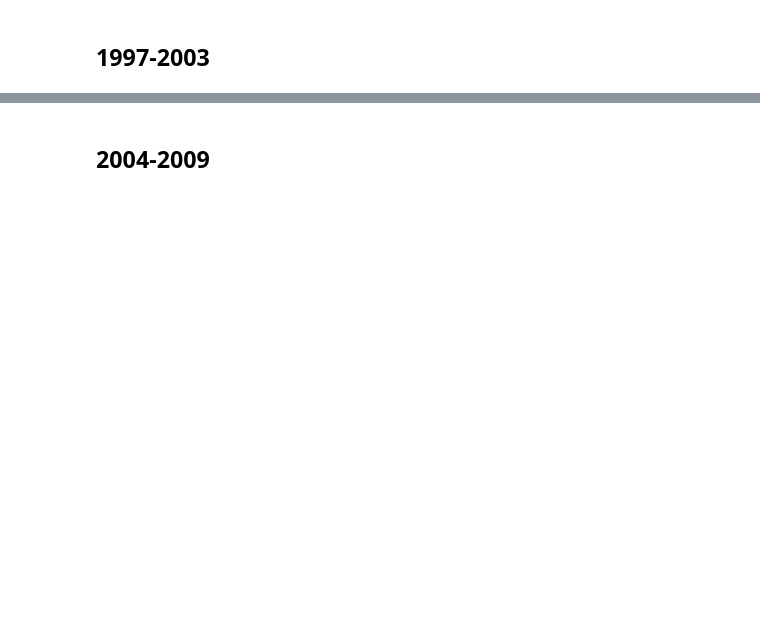
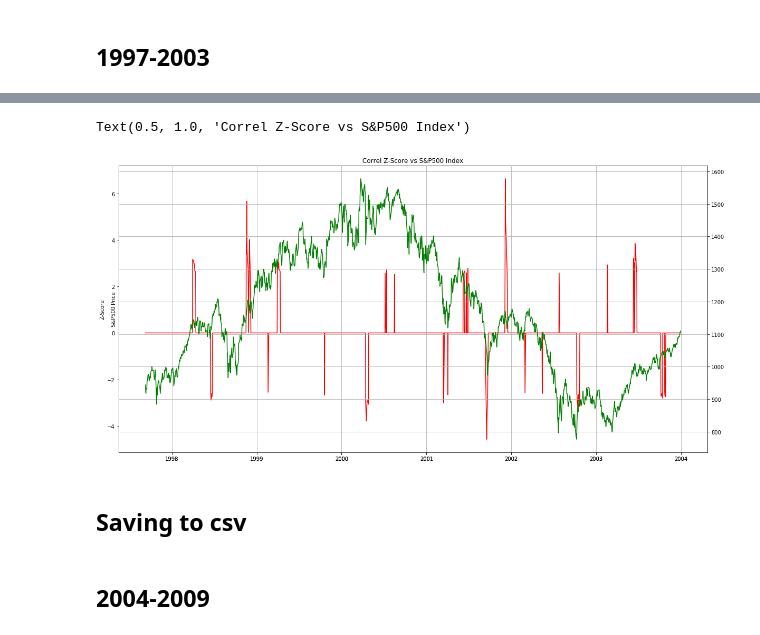
Before and after one commit to gfisherjr/Market_Movement_Indicators, a Jupyter notebook: starter_files/Ben/Ben - Market Movements.ipynb, the cells around one changed output, grey strips where cells are left out. Drawn from its saved outputs; the diff is of its cells as text; code cells hidden in the pictures; blank space fills up the shorter version.

```diff
--- a/starter_files/Ben/Ben - Market Movements.ipynb
+++ b/starter_files/Ben/Ben - Market Movements.ipynb
@@ -313,5 +376,6 @@ Final_Market_Data_df
 # %% [markdown]
 ## 1997-2003
 # %%
-ltcm_df = Final_Market_Data_df.loc[(Final_Market_Data_df['Date']>='1997-09-09') & (Final_Market_Data_df['Date']<='2003-12-31')]
+# Data Frame inputs
+ltcm_df = My_market_data_df.loc[(My_market_data_df['Date']>='1997-09-09') & (My_market_data_df['Date']<='2003-12-31')]
 ltcm_df
@@ -318,14 +396,19 @@ ltcm_df
 # %%
 fig1 = plt.figure(figsize = (20,10))
 
 ax3 = fig1.add_subplot(111)
-line3 = ax3.plot(ltcm_df['Date'],ltcm_df[str(Rolling_window)+ 'Z-Score'],'-r', label="Z-Score")
+line3 = ax3.plot(ltcm_df['Date'],ltcm_df['signal'],'-r', label="Z-Score")
 plt.ylabel("Z-Score")
 
 ax4 = fig1.add_subplot(111, sharex=ax3, frameon=False)
 line4 = ax4.plot(ltcm_df['Date'],ltcm_df['Closing Price'],'-g', label="Z-Score")
 ax4.yaxis.tick_right()
 plt.ylabel('S&P500 Price')
 
 plt.grid(True)
 plt.title('Correl Z-Score vs S&P500 Index')
+# %% [output]
+Text(0.5, 1.0, 'Correl Z-Score vs S&P500 Index')
+[figure, added]
+# %% [markdown]
+## Saving to csv
```
Also changed, not shown: parts of 34 cells of this notebook, 4 other files.
